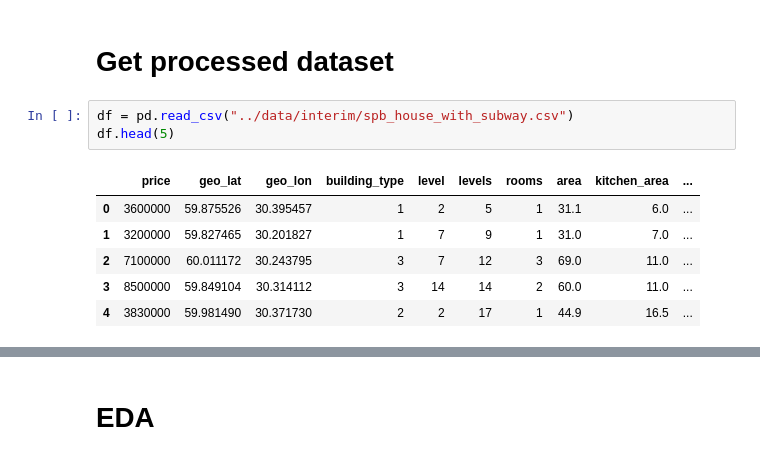
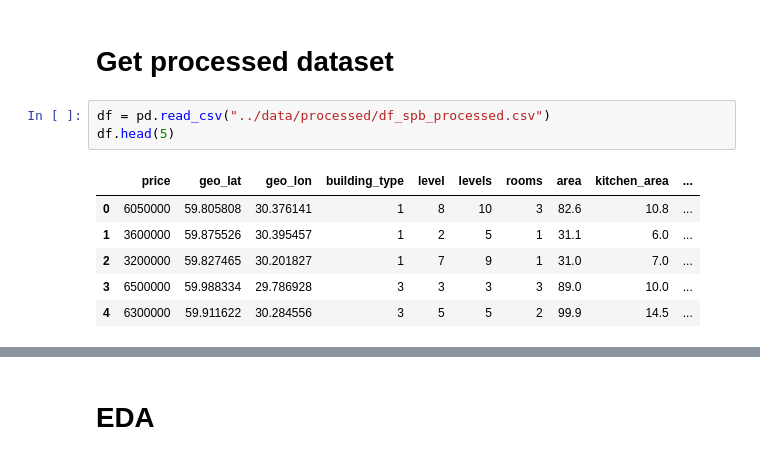
Before and after one commit to dubrovin-sudo/House-prediction, a Jupyter notebook: notebooks/Saint-Peterburg_real_estate.ipynb, the cells around one changed output, grey strips where cells are left out. Drawn from its saved outputs; the diff is of its cells as text.

```diff
--- a/notebooks/Saint-Peterburg_real_estate.ipynb
+++ b/notebooks/Saint-Peterburg_real_estate.ipynb
@@ -22,15 +22,15 @@ warnings.filterwarnings("ignore")
 # %% [markdown]
 # Get processed dataset
 # %%
-df = pd.read_csv("../data/interim/spb_house_with_subway.csv")
+df = pd.read_csv("../data/processed/df_spb_processed.csv")
 df.head(5)
 # %% [output]
 |  | price | geo_lat | geo_lon | building_type | level | levels | rooms | area | kitchen_area | ... |
-| 0 | 3600000 | 59.875526 | 30.395457 | 1 | 2 | 5 | 1 | 31.1 | 6.0 | ... |
-| 1 | 3200000 | 59.827465 | 30.201827 | 1 | 7 | 9 | 1 | 31.0 | 7.0 | ... |
-| 2 | 7100000 | 60.011172 | 30.243795 | 3 | 7 | 12 | 3 | 69.0 | 11.0 | ... |
-| 3 | 8500000 | 59.849104 | 30.314112 | 3 | 14 | 14 | 2 | 60.0 | 11.0 | ... |
-| 4 | 3830000 | 59.981490 | 30.371730 | 2 | 2 | 17 | 1 | 44.9 | 16.5 | ... |
+| 0 | 6050000 | 59.805808 | 30.376141 | 1 | 8 | 10 | 3 | 82.6 | 10.8 | ... |
+| 1 | 3600000 | 59.875526 | 30.395457 | 1 | 2 | 5 | 1 | 31.1 | 6.0 | ... |
+| 2 | 3200000 | 59.827465 | 30.201827 | 1 | 7 | 9 | 1 | 31.0 | 7.0 | ... |
+| 3 | 6500000 | 59.988334 | 29.786928 | 3 | 3 | 3 | 3 | 89.0 | 10.0 | ... |
+| 4 | 6300000 | 59.911622 | 30.284556 | 3 | 5 | 5 | 2 | 99.9 | 14.5 | ... |
 # %%
 df.describe()
 # %% [output]
```
Also changed, not shown: parts of 9 cells of this notebook, 10 other files.
